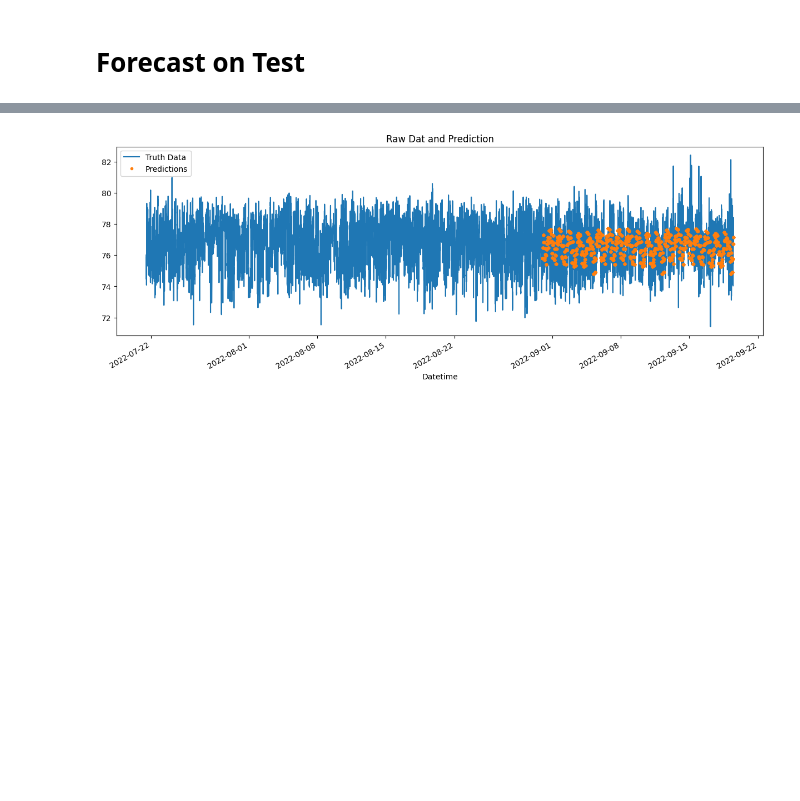
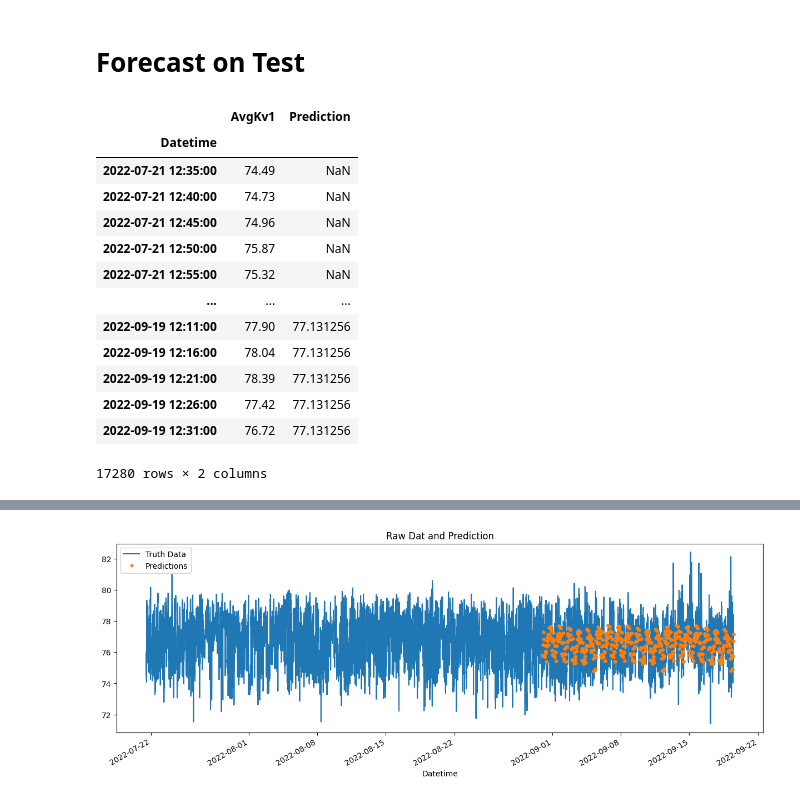
Before and after one commit to Winfry/PowerPredictionKe, a Jupyter notebook: RabaiPower.ipynb, the cells around one changed output, grey strips where cells are left out. Cells and saved outputs as stored; diff of their text form; code cells hidden in the pictures; blank space fills up the shorter version.

```diff
--- a/RabaiPower.ipynb
+++ b/RabaiPower.ipynb
@@ -321,3 +321,22 @@ fea.sort_values('Importance').plot(kind='barh',color=color_pal[4],title='Feature
 [figure]
 # %% [markdown]
 # Forecast on Test
+# %%
+test['Prediction'] = reg.predict(X_test)
+df = dfr.merge(test['Prediction'], how='left',left_index=True,right_index=True)
+df
+# %% [output]
+|  | AvgKv1 | Prediction |
+| Datetime |  |  |
+| 2022-07-21 12:35:00 | 74.49 | NaN |
+| 2022-07-21 12:40:00 | 74.73 | NaN |
+| 2022-07-21 12:45:00 | 74.96 | NaN |
+| 2022-07-21 12:50:00 | 75.87 | NaN |
+| 2022-07-21 12:55:00 | 75.32 | NaN |
+| ... | ... | ... |
+| 2022-09-19 12:11:00 | 77.90 | 77.131256 |
+| 2022-09-19 12:16:00 | 78.04 | 77.131256 |
+| 2022-09-19 12:21:00 | 78.39 | 77.131256 |
+| 2022-09-19 12:26:00 | 77.42 | 77.131256 |
+| 2022-09-19 12:31:00 | 76.72 | 77.131256 |
+17280 rows × 2 columns
```
Also changed, not shown: parts of 3 cells of this notebook.
